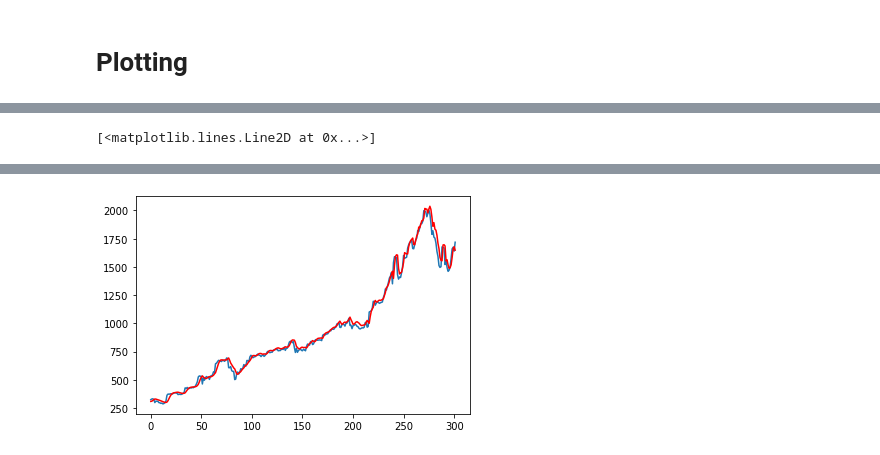
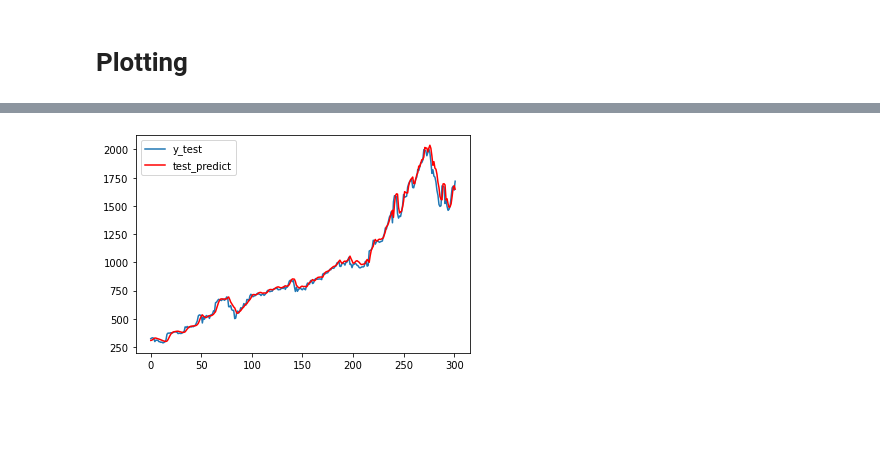
Before and after one commit to alteregoxiv/stockpred, a Jupyter notebook: stockprediction.ipynb, the cells around one changed output, grey strips where cells are left out. Cells and saved outputs as stored; diff of their text form; code cells hidden in the pictures; blank space fills up the shorter version.

```diff
--- a/stockprediction.ipynb
+++ b/stockprediction.ipynb
@@ -267,5 +268,8 @@ files.download("trainprediction.png")
 # %%
-plt.plot(y_test)
-plt.plot(test_predict , c='red')
+plt.plot(y_test , label='y_test')
+plt.plot(test_predict , c='red' , label='test_predict')
+plt.legend()
+plt.savefig("testprediction.png")
+
+files.download("testprediction.png")
 # %% [output]
-[<matplotlib.lines.Line2D at 0x...>]
@@ -272 +278 @@ plt.plot(test_predict , c='red')
-[figure, old version]
+[figure, new version]
```
Also changed, not shown: parts of 2 cells of this notebook.
